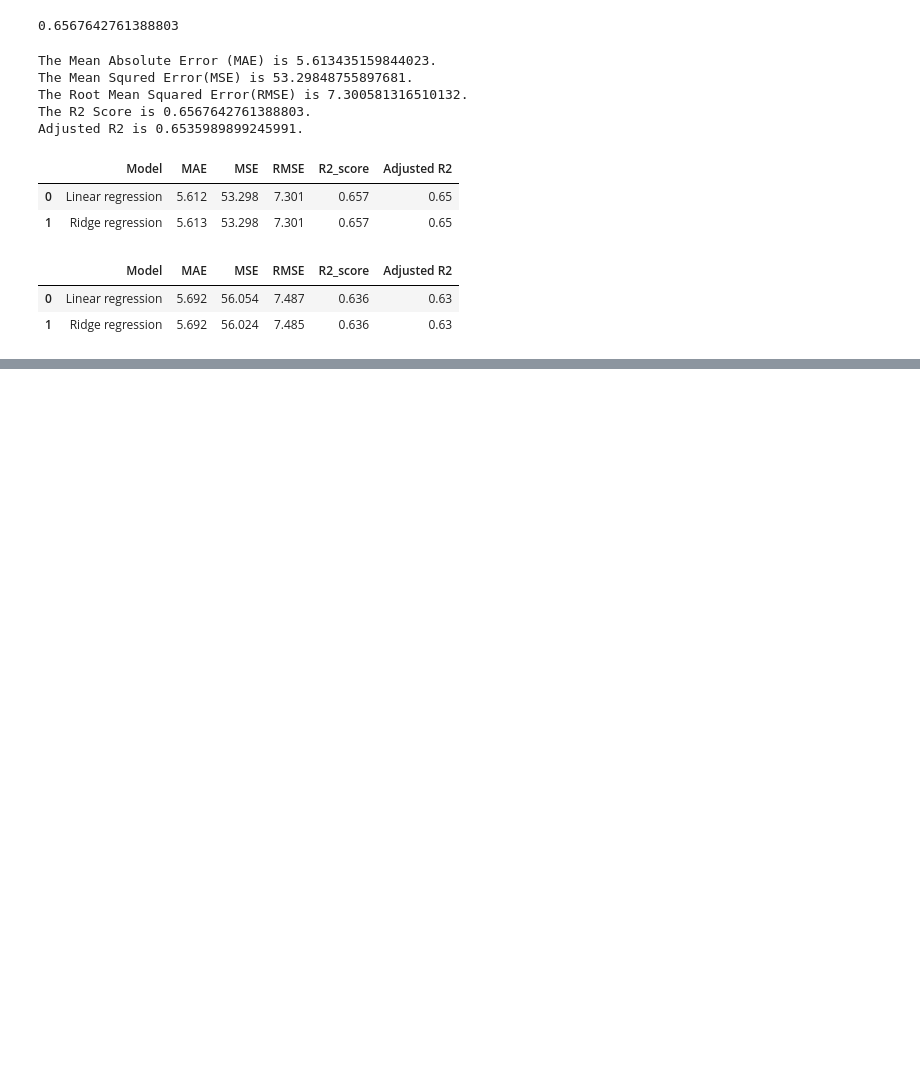
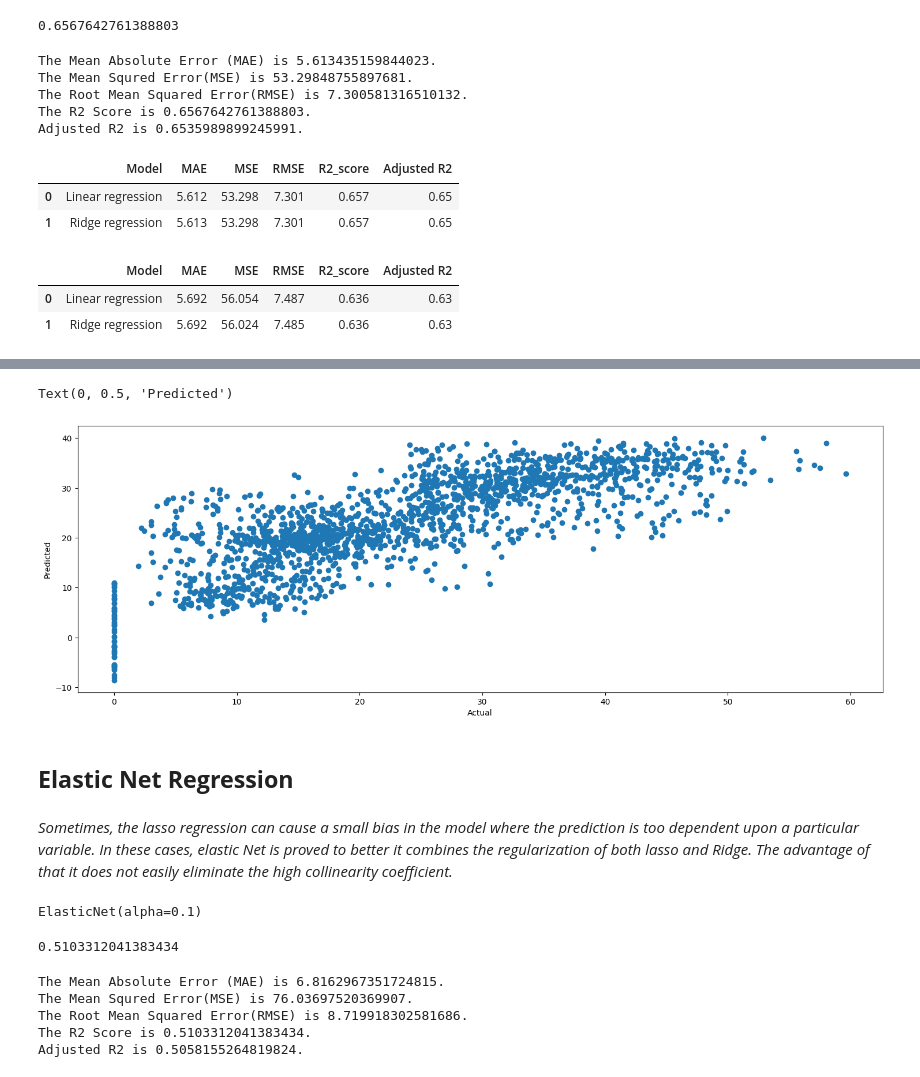
Before and after one commit to satendra-p/Bike_Sharing_Demand_Prediction_using_ML_Reggression, a Jupyter notebook: Bike_Sharing_Demand_Prediction_using_ML_Reggression.ipynb, the cells around one changed output, grey strips where cells are left out. Drawn from its saved outputs; the diff is of its cells as text; code cells hidden in the pictures; blank space fills up the shorter version.

```diff
--- a/Bike_Sharing_Demand_Prediction_using_ML_Reggression.ipynb
+++ b/Bike_Sharing_Demand_Prediction_using_ML_Reggression.ipynb
@@ -860,0 +979,14 @@ Text(0, 0.5, 'Predicted')
+# %%
+# Plotting the actual vs predicted scatter graph.
+
+plt.figure(figsize=(18,6))
+plt.scatter((y_test), (y_pred_test_lasso))
+plt.xlabel('Actual')
+plt.ylabel('Predicted')
+# %% [output]
+Text(0, 0.5, 'Predicted')
+[figure, added]
+# %% [markdown]
+## **Elastic Net Regression**
+# %% [markdown]
+*Sometimes, the lasso regression can cause a small bias in the model where the prediction is too dependent upon a particular variable. In these cases, elastic Net is proved to better it combines the regularization of both lasso and Ridge. The advantage of that it does not easily eliminate the high collinearity coefficient.*
@@ -860,0 +1001,12 @@ Text(0, 0.5, 'Predicted')
+# %%
+# Fitting the model
+
+elasticnet.fit(X_train,y_train)
+# %% [output]
+ElasticNet(alpha=0.1)
+# %%
+# checking the score
+
+elasticnet.score(X_train, y_train)
+# %% [output]
+0.5103312041383434
@@ -860,0 +1027,12 @@ Text(0, 0.5, 'Predicted')
+# %%
+print(f"The Mean Absolute Error (MAE) is {MAE_e}.")
+print(f"The Mean Squred Error(MSE) is {MSE_e}.")
+print(f"The Root Mean Squared Error(RMSE) is {RMSE_e}.")
+print(f"The R2 Score is {r2_e}.")
+print(f"Adjusted R2 is {Adjusted_R2_e}." )
+# %% [output]
+The Mean Absolute Error (MAE) is 6.8162967351724815.
+The Mean Squred Error(MSE) is 76.03697520369907.
+The Root Mean Squared Error(RMSE) is 8.719918302581686.
+The R2 Score is 0.5103312041383434.
+Adjusted R2 is 0.5058155264819824.
```
Also changed, not shown: parts of 66 cells of this notebook.
